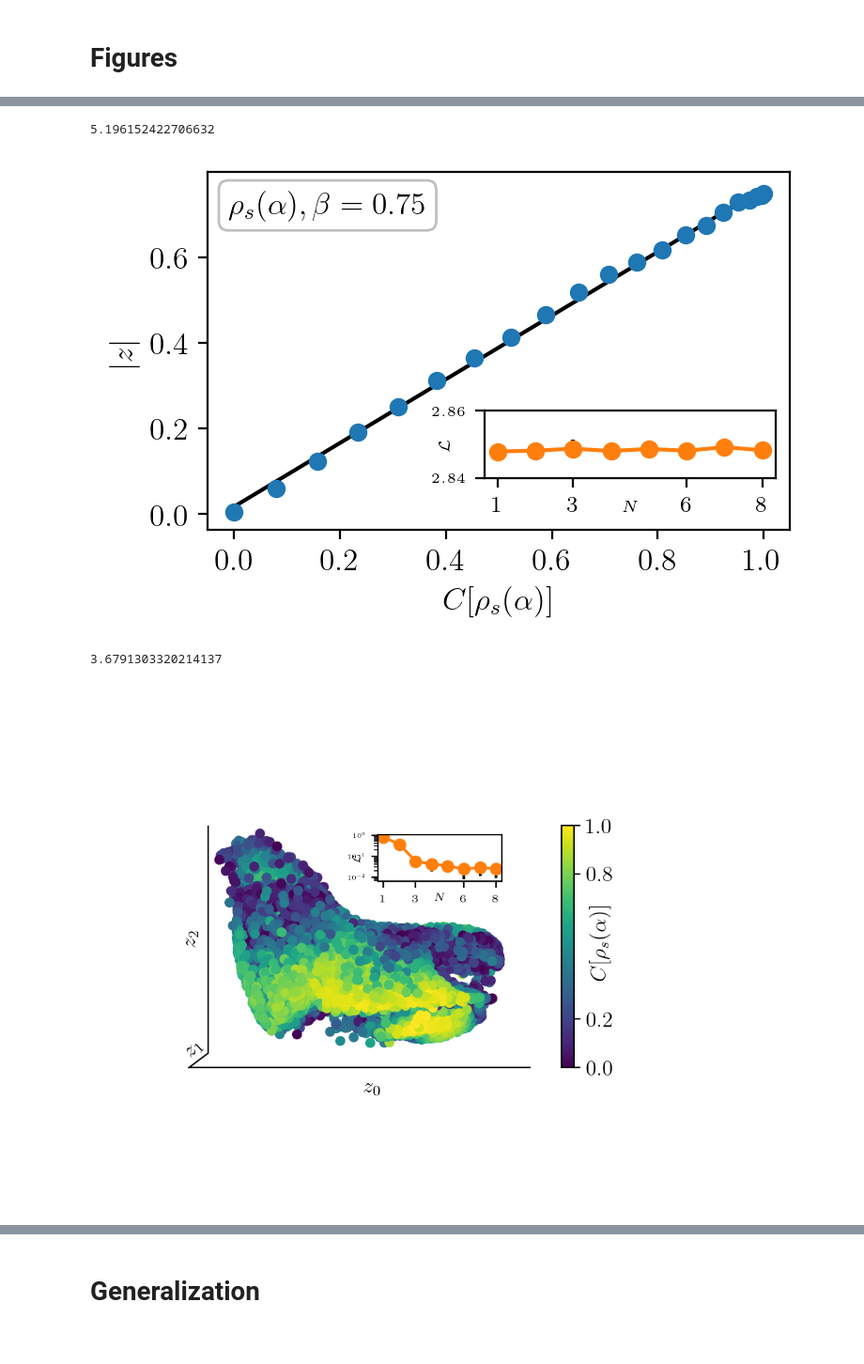
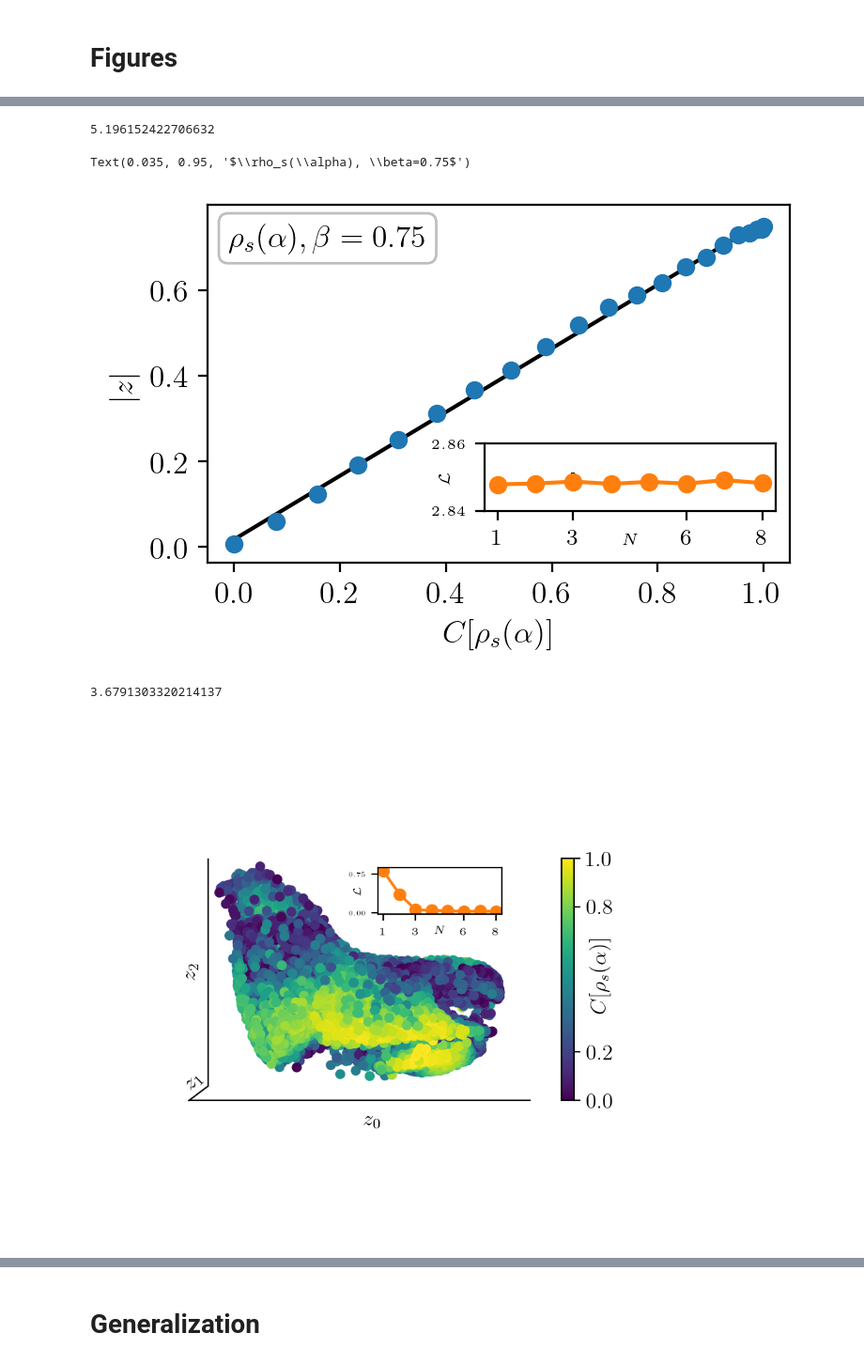
Before and after one commit to FelixFrohnertDB/Quantum-State-VAE, a Jupyter notebook: Analysis.ipynb, the cells around one changed output, grey strips where cells are left out. Shown at 94% size. Cells and saved outputs as stored; diff of their text form; code cells hidden in the pictures.

```diff
--- a/Analysis.ipynb
+++ b/Analysis.ipynb
@@ -403,13 +0,0 @@ test_conc = np.array([qt.concurrence(qt.Qobj(dm.reshape(4,4),dims=[[2,2],[2,2]])
-# %%
-encoder, decoder = vae_mlp_4x4(1, "tanh", "linear")
-
-encoder.load_weights("/home/felix/Downloads/test/encoder_test_07_new.h5")
-decoder.load_weights("/home/felix/Downloads/test/decoder_test_07_new.h5")
-
-vae_test = VAE(encoder, decoder, 0.7)
-vae_test.compile(optimizer=tf.keras.optimizers.Adam(learning_rate=0.0001))
-vae_test.fit(X_test, epochs=1, batch_size=64, verbose=1)
-
-z_mean_test, _, _ = vae_test.encoder.predict(rho_arr_noisy[::100])
-
-plt.scatter(test_conc,np.abs(z_mean_test[:,0]))
@@ -781,7 +191,3 @@ plt.tight_layout()
 [figure]
 # %% [markdown]
 # Figures
-# %%
-read_dictionary = np.load('no_0beta_latent/history_{}_1_{}.npy'.format(5,3),allow_pickle='TRUE').item()
-read_dictionary["reconstruction_loss"][-1]
-#         'no_0beta_latent/history_5_1_3.npy'
@@ -790,3 +193,0 @@ read_dictionary["reconstruction_loss"][-1]
-# %%
-read_dictionary = np.load('/home/felix/Downloads/new_test/history_test_5_new_3.npy',allow_pickle='TRUE').item()
-read_dictionary["reconstruction_loss"][-1]
@@ -935,8 +315,6 @@ ax1.yaxis.label.set_fontsize(1.3*4.6475800154489)
 
 ax1.set_xticks([1,3,6,8])
 
-# fig.legend( bbox_to_anchor=(0.575,0.9))
-
 ax1.set_ylabel("$\\mathcal{L}$")
 ax1.set_xlabel("$N$")
 ax1.set_yticks([2.84,2.86])
@@ -946,9 +324,10 @@ textstr = "$\\rho_s(\\alpha), \\beta=0.75$"
 props = dict(boxstyle='round', facecolor='white', alpha=0.25)
 ax.text(0.035, 0.95, textstr, transform=ax.transAxes,
         verticalalignment='top', bbox=props)
-plt.savefig("/home/felix/Downloads/fig_exp4_new.pdf",bbox_inches="tight",pad_inches=0.1)
+# plt.savefig("/home/felix/Downloads/fig_exp4_new.pdf",bbox_inches="tight",pad_inches=0.1)
 # %% [output]
 5.196152422706632
+Text(0.035, 0.95, '$\\rho_s(\\alpha), \\beta=0.75$')
 [figure]
 # %%
 fig = plt.figure(figsize=(2*fig_size_dim, 2*fig_size_dim/golden_ratio))
@@ -956,49 +335,38 @@ ax = fig.add_subplot(projection='3d')
 p = ax.scatter(z_mean_3d[:,0], z_mean_3d[:,1],z_mean_3d[:,2],alpha=1, c=concurrence_noisy_arr,clip_on=False)
 cbar = fig.colorbar(p,shrink=0.485,pad=-0.05)
 fig.text(0.81, 0.45,"$C[\\rho_s(\\alpha)]$",rotation=90)
-# ax.scatter(z_mean_3d[:,2], z_mean_3d[:,1],z_mean_3d[:,0],alpha=1, c=concurrence_noisy_arr,clip_on=False)
 
 cbar.set_ticks([0.0,0.2,0.8,1.0])
 
 ax.grid(False)
 ax.xaxis.pane.set_edgecolor('white')
 ax.yaxis.pane.set_edgecolor('white')
 ax.zaxis.pane.set_edgecolor('white')
 ax.xaxis.pane.fill = False
 ax.yaxis.pane.fill = False
 ax.zaxis.pane.fill = False
 ax.xaxis.set_ticks([])
 ax.yaxis.set_ticks([])
 ax.zaxis.set_ticks([])
 ax.view_init(0, 90)
 fig.text(0.52+0.075, 0.27,"$z_0$")
 fig.text(0.345+0.075, 0.325,"$z_1$",rotation=45)
 fig.text(0.345+0.075, 0.5,"$z_2$",rotation=90)
 
-
-
 rect = [0.55,0.63,0.248,0.094]
 ax1 = add_subplot_axes(ax,rect)
 ax1.errorbar(lat_arr, av_recon_loss_arr_noise.flatten(),std_recon_loss_arr_noise.flatten(),ls='-',marker="o",capsize=0, capthick=1, ecolor='black',label="$\\rho_s(\\alpha)\  \\beta=0.00$",color="C1")
 
 ax1.set_xlabel("$N$",labelpad=-6)
 ax1.set_ylabel("$\\mathcal{L}$",labelpad=-8)
-# ax1.set_yticks([0,0.75])
-# ax1.set_ylim(-0.2,1)
+ax1.set_yticks([0,0.75])
 ax1.set_xticks([1,3,6,8])
 ax1.xaxis.label.set_fontsize(1.3*4.6475800154489)
 ax1.yaxis.label.set_fontsize(1.3*4.6475800154489)
-ax1.set_yscale("log")
-
 textstr = "$\\rho_s(\\alpha), \\beta=0$"
-# props = dict(boxstyle='round', facecolor='white', alpha=0.25)
-# ax.text(-16.75, 0.95,37, textstr, transform=ax.transAxes,
-#         verticalalignment='top', bbox=props)
 
 
-# ax.set_xlim(np.max(z_mean_3d[:,0]),np.min(z_mean_3d[:,0]))
-
 # plt.savefig("/home/felix/Downloads/fig_exp2_new.pdf",bbox_inches="tight",pad_inches=0.1)
 # %% [output]
 3.6791303320214137
-[figure, old version]
+[figure, new version]
```
Also changed, not shown: parts of 129 cells of this notebook, 4 other files.
